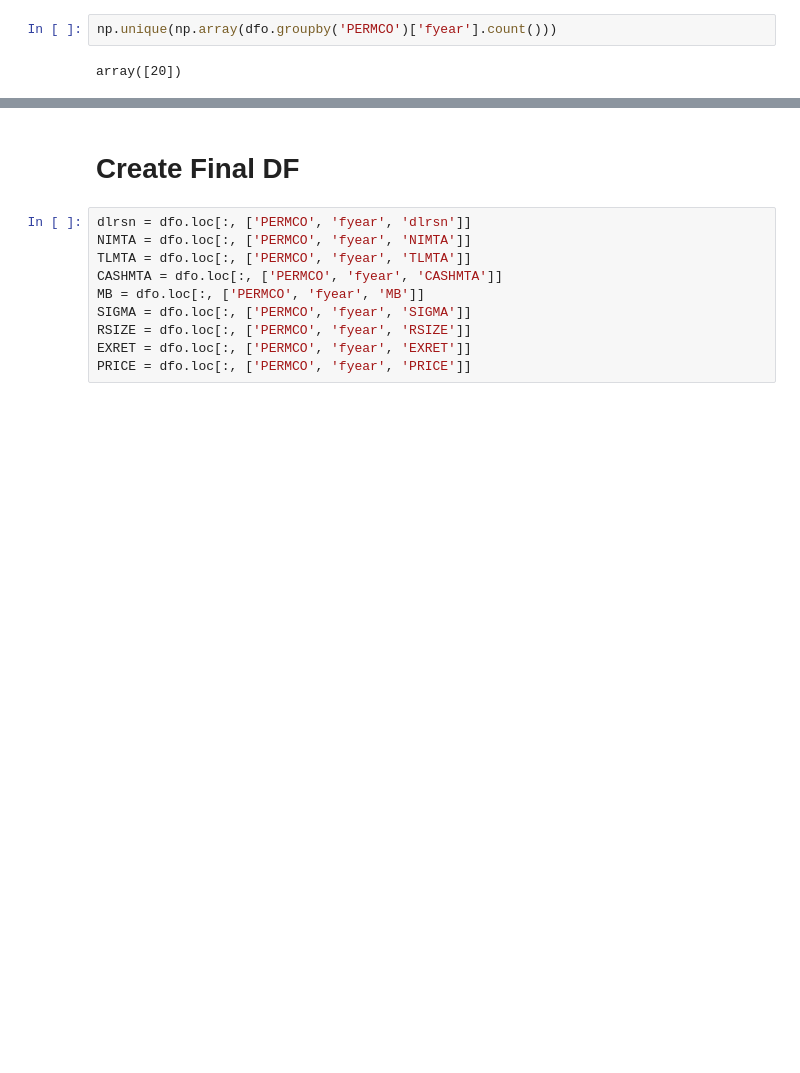
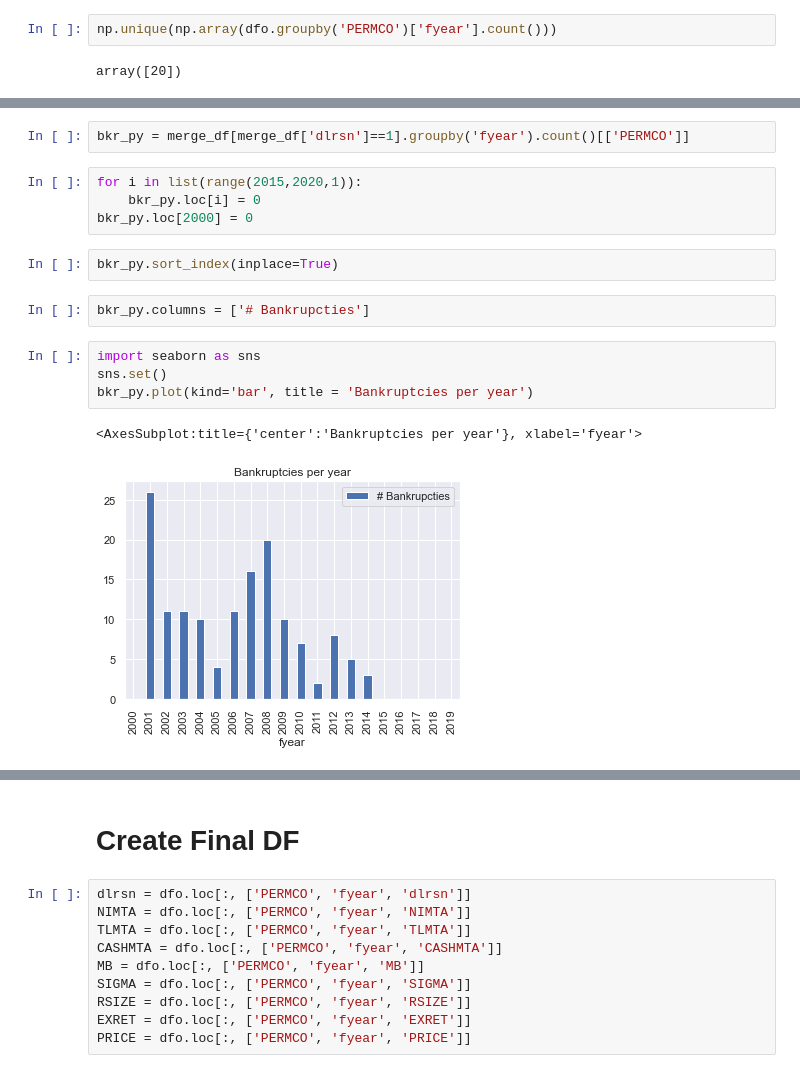
Before and after one commit to evamferreira/Thesis_Rep, a Jupyter notebook: Data/data_treat.ipynb, the cells around one changed output, grey strips where cells are left out. Drawn from its saved outputs; the diff is of its cells as text; blank space fills up the shorter version.

```diff
--- a/Data/data_treat.ipynb
+++ b/Data/data_treat.ipynb
@@ -750,0 +831,17 @@ dfo
+# %%
+bkr_py = merge_df[merge_df['dlrsn']==1].groupby('fyear').count()[['PERMCO']]
+# %%
+for i in list(range(2015,2020,1)):
+    bkr_py.loc[i] = 0
+bkr_py.loc[2000] = 0
+# %%
+bkr_py.sort_index(inplace=True)
+# %%
+bkr_py.columns = ['# Bankrupcties']
+# %%
+import seaborn as sns
+sns.set()
+bkr_py.plot(kind='bar', title = 'Bankruptcies per year')
+# %% [output]
+<AxesSubplot:title={'center':'Bankruptcies per year'}, xlabel='fyear'>
+[figure, added]
```
Also changed, not shown: parts of 51 cells of this notebook, 5 other files.
